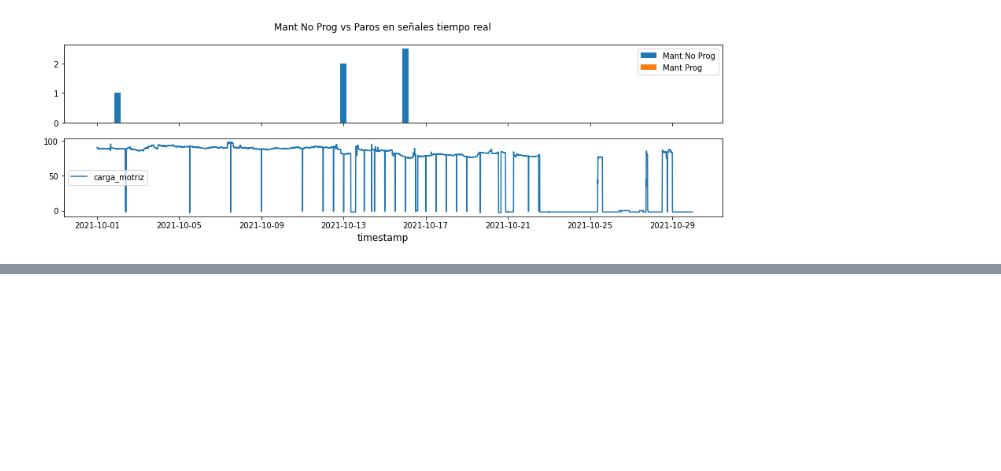
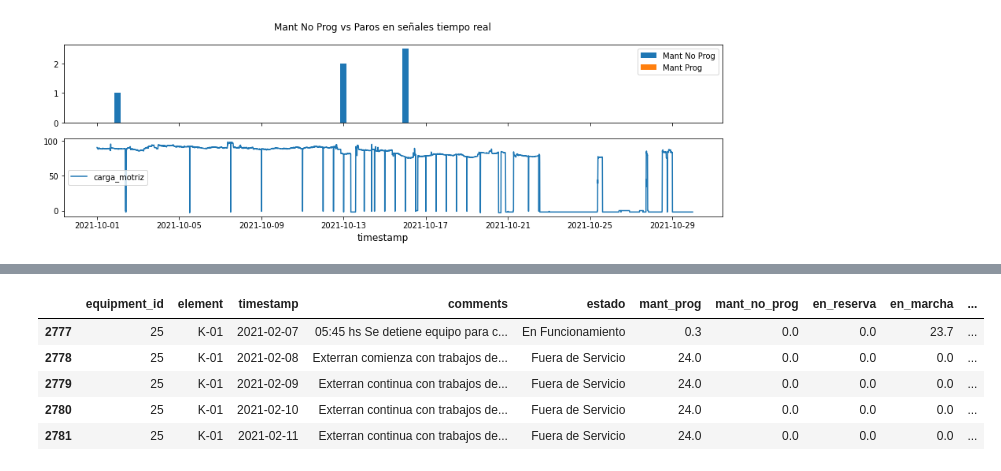
Before and after one commit to DoloresFerrando/data_science, a Jupyter notebook: 4_time_series/MP1 - EDA y Data Prep.ipynb, the cells around one changed output, grey strips where cells are left out. Cells and saved outputs as stored; diff of their text form; code cells hidden in the pictures; blank space fills up the shorter version.

```diff
--- a/4_time_series/MP1 - EDA y Data Prep.ipynb
+++ b/4_time_series/MP1 - EDA y Data Prep.ipynb
@@ -755,0 +807,11 @@ Index: []
+# %%
+df_log_mant_prog = df_diario[(df_diario.timestamp>='2021-01-01') & (df_diario.mant_prog>0)]
+df_log_mant_prog['mp'] = 1
+df_log_mant_prog.head()
+# %% [output]
+|  | equipment_id | element | timestamp | comments | estado | mant_prog | mant_no_prog | en_reserva | en_marcha | ... |
+| 2777 | 25 | K-01 | 2021-02-07 | 05:45 hs Se detiene equipo para c... | En Funcionamiento | 0.3 | 0.0 | 0.0 | 23.7 | ... |
+| 2778 | 25 | K-01 | 2021-02-08 | Exterran comienza con trabajos de... | Fuera de Servicio | 24.0 | 0.0 | 0.0 | 0.0 | ... |
+| 2779 | 25 | K-01 | 2021-02-09 | Exterran continua con trabajos de... | Fuera de Servicio | 24.0 | 0.0 | 0.0 | 0.0 | ... |
+| 2780 | 25 | K-01 | 2021-02-10 | Exterran continua con trabajos de... | Fuera de Servicio | 24.0 | 0.0 | 0.0 | 0.0 | ... |
+| 2781 | 25 | K-01 | 2021-02-11 | Exterran continua con trabajos de... | Fuera de Servicio | 24.0 | 0.0 | 0.0 | 0.0 | ... |
```
Also changed, not shown: parts of 17 cells of this notebook.
